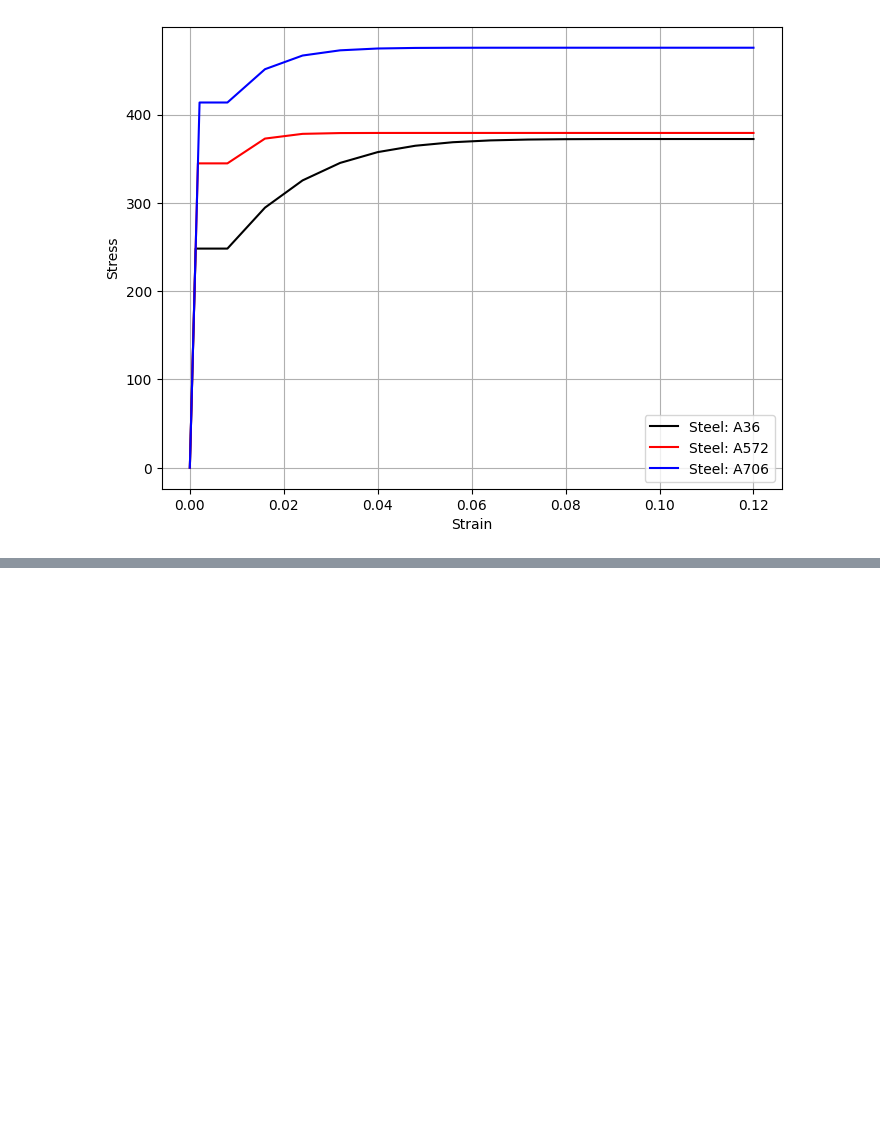
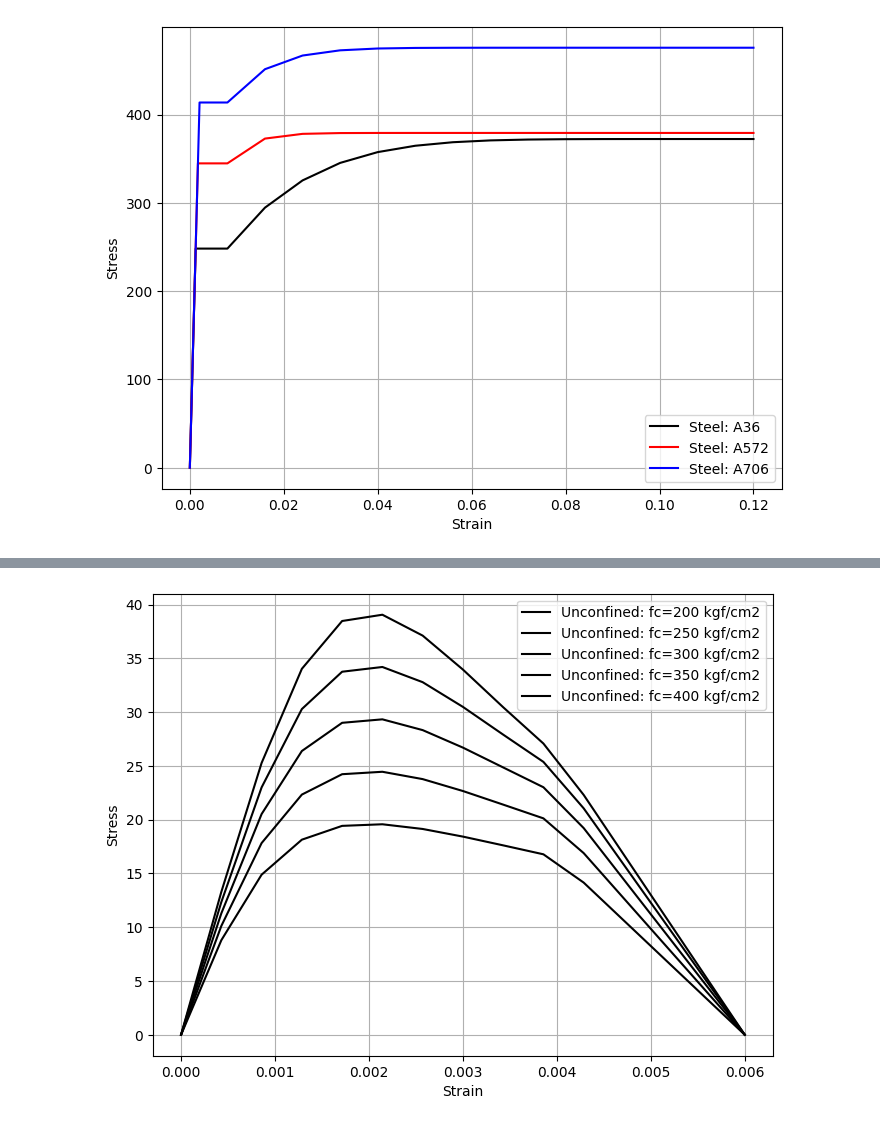
Before and after one commit to nmorabowen/ConstitutiveRelationships, a Jupyter notebook: ConstitutiveRelationships/Ejemplos/libraryExample.ipynb, the cells around one changed output, grey strips where cells are left out. Saved outputs shown, nothing was run; the diff lists cells and outputs as text; code cells hidden in the pictures; blank space fills up the shorter version.

```diff
--- a/ConstitutiveRelationships/Ejemplos/libraryExample.ipynb
+++ b/ConstitutiveRelationships/Ejemplos/libraryExample.ipynb
@@ -43,0 +68,14 @@ WindowsPath('c:/Users/nmora/Documents/GitHub/ConstitutiveRelationships/Constitut
+# %%
+fc_array=np.linspace(200*kgf/cm**2, 400*kgf/cm**2, 5)
+fc_objects=[]
+
+for fc in fc_array:
+    concrete=CR.UniaxialUnconfinedConcrete(name=f'fc={fc/ (kgf/cm**2):.0f} kgf/cm2', fco=fc)
+    fc_objects.append(concrete)
+
+fig, ax = plt.subplots(figsize=(8,6))
+ax.grid(True)
+for concrete in fc_objects:
+    concrete.plot(ax=ax)
+# %% [output]
+[figure, added]
```
Also changed, not shown: parts of 4 cells of this notebook, 7 other files.
